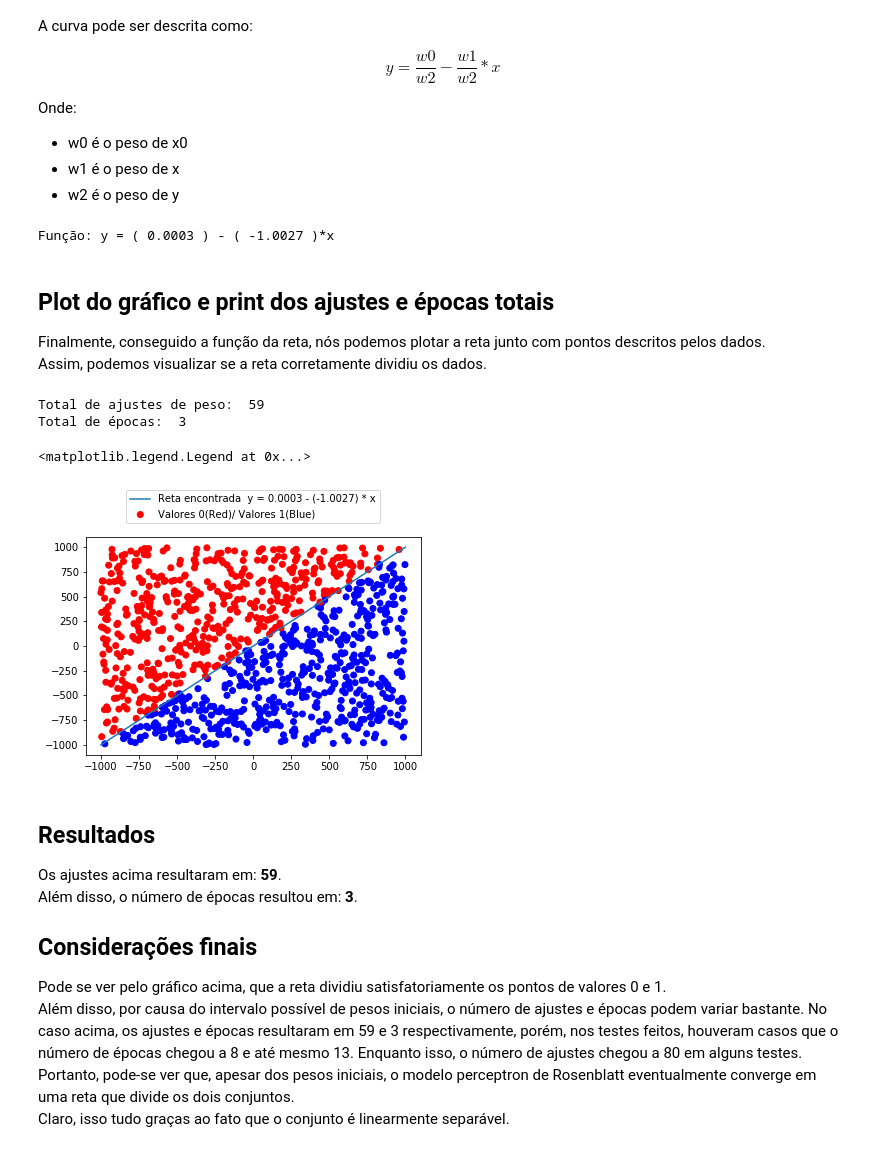
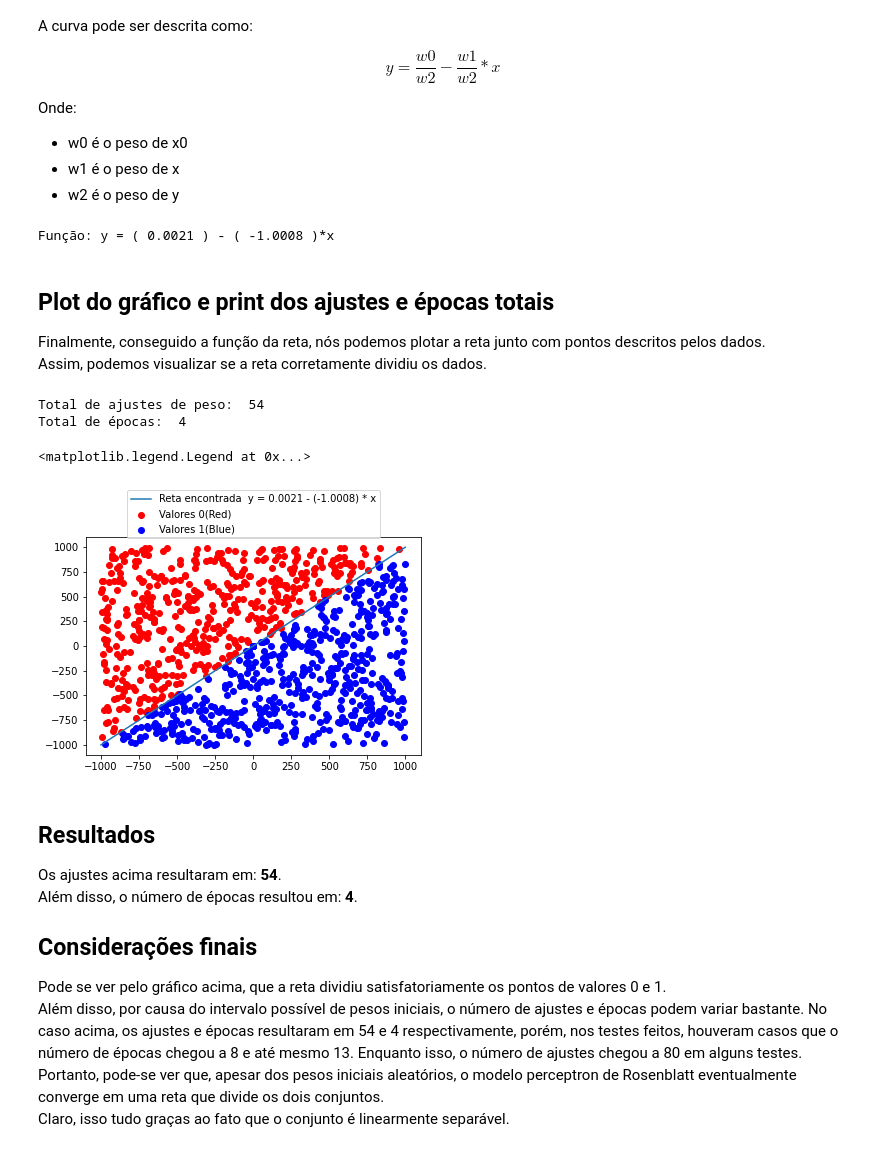
Before and after one commit to levidasilvalima/RNA-PP2, a Jupyter notebook: Parte1/PP2_parte1.ipynb, the cells around one changed output. Cells and saved outputs as stored; diff of their text form; code cells hidden in the pictures.

```diff
--- a/Parte1/PP2_parte1.ipynb
+++ b/Parte1/PP2_parte1.ipynb
@@ -31,6 +39,8 @@ Como o próprio nome diz, é import dos dados brutos a serem usados.
 # %%
-dados_brutos = np.fromfile('./dataAll.txt')
-# dados_brutos = np.fromfile('/content/drive/My Drive/Colab Notebooks/dataAll.txt')
+# dados_brutos = np.fromfile('./dataAll.txt')
+
+dados_brutos = np.fromfile('/content/drive/My Drive/Colab Notebooks/dataAll.txt')
+
 print(dados_brutos)
 # %% [output]
 [-363.7884  244.1423    0.     ... -140.147   734.0983    0.    ]
@@ -178,34 +189,46 @@ y = funcao_a - funcao_b * x
 
 print("Função: y = ( {} ) - ( {} )*x".format(funcao_a, funcao_b))
 # %% [output]
-Função: y = ( 0.0003 ) - ( -1.0027 )*x
+Função: y = ( 0.0021 ) - ( -1.0008 )*x
 # %% [markdown]
 ## Plot do gráfico e print dos ajustes e épocas totais
 Finalmente, conseguido a função da reta, nós podemos plotar a reta junto com pontos descritos pelos dados.
 Assim, podemos visualizar se a reta corretamente dividiu os dados.
 # %%
-cor = np.where(vetor_resposta == 0, "red", "blue")
+# cor = np.where(vetor_resposta == 0, "red", "blue")
+pontosAzul = np.zeros([2, len(vetor_resposta)])
+pontosVermelho = np.zeros([2, len(vetor_resposta)])
+
+for index in range (len(vetor_resposta)):
+  if vetor_resposta[index] == 0:
+    pontosVermelho[0][index] = vetor1[index]
+    pontosVermelho[1][index] = vetor2[index]
+  else:
+    pontosAzul[0][index] = vetor1[index]
+    pontosAzul[1][index] = vetor2[index]
+
 
 print("Total de ajustes de peso: ", mudanca_total)
 print("Total de épocas: ", epoca)
 
-plt.scatter(vetor1, vetor2, c=cor, label = "Valores 0(Red)/ Valores 1(Blue)")
+plt.scatter(pontosVermelho[0], pontosVermelho[1], c="red", label = "Valores 0(Red)")
+plt.scatter(pontosAzul[0], pontosAzul[1], c="blue", label = "Valores 1(Blue)")
 plt.plot(x, y, label = "Reta encontrada  y = {} - ({}) * x".format(funcao_a, funcao_b))
 plt.legend(loc="upper center", bbox_to_anchor=(0.5, 1.24))
 # %% [output]
-Total de ajustes de peso:  59
-Total de épocas:  3
+Total de ajustes de peso:  54
+Total de épocas:  4
 <matplotlib.legend.Legend at 0x...>
-[figure, old version]
+[figure, new version]
 # %% [markdown]
 ## Resultados
-Os ajustes acima resultaram em: **59**.
-Além disso, o número de épocas resultou em: **3**.
+Os ajustes acima resultaram em: **54**.
+Além disso, o número de épocas resultou em: **4**.
 
 ## Considerações finais
 Pode se ver pelo gráfico acima, que a reta dividiu satisfatoriamente os pontos de valores 0 e 1.
 Além disso, por causa do intervalo possível de pesos iniciais, o número de ajustes e épocas podem variar bastante.
-No caso acima, os ajustes e épocas resultaram em 59 e 3 respectivamente, porém, nos testes feitos, houveram casos que o número de épocas chegou a 8 e até mesmo 13. Enquanto isso,
+No caso acima, os ajustes e épocas resultaram em 54 e 4 respectivamente, porém, nos testes feitos, houveram casos que o número de épocas chegou a 8 e até mesmo 13. Enquanto isso,
 o número de ajustes chegou a 80 em alguns testes.
-Portanto, pode-se ver que, apesar dos pesos iniciais, o modelo perceptron de Rosenblatt eventualmente converge em uma reta que divide os dois conjuntos.
+Portanto, pode-se ver que, apesar dos pesos iniciais aleatórios, o modelo perceptron de Rosenblatt eventualmente converge em uma reta que divide os dois conjuntos.
 Claro, isso tudo graças ao fato que o conjunto é linearmente separável.
```
Also changed, not shown: parts of 6 cells of this notebook.
